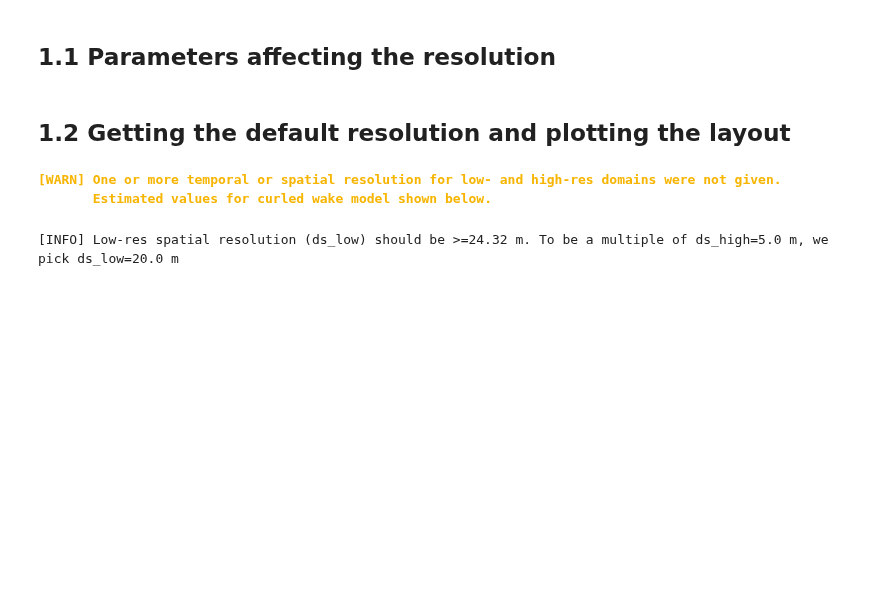
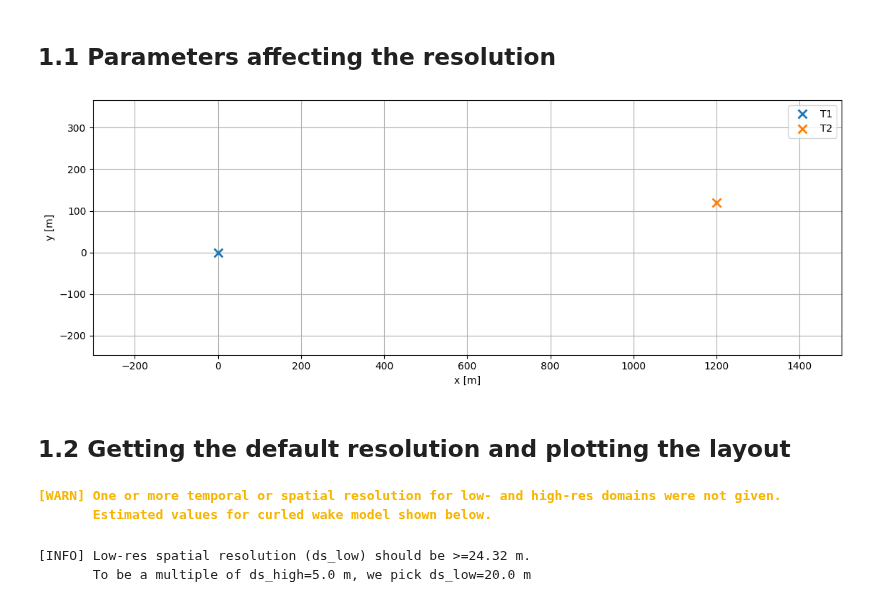
Before and after one commit to ebranlard/tmp-ff-workshop, a Jupyter notebook: examples_walkthrough_Emmanuel.ipynb, the cells around one changed output. Cells and saved outputs as stored; diff of their text form; code cells hidden in the pictures; blank space fills up the shorter version.

```diff
--- a/examples_walkthrough_Emmanuel.ipynb
+++ b/examples_walkthrough_Emmanuel.ipynb
@@ -44,28 +131,22 @@ In this example, we do the following:
 # %%
 # -----------------------------------------------------------------------------
 # --------------------------- Farm parameters ---------------------------------
 # -----------------------------------------------------------------------------
 # ----------- General turbine parameters
 cmax     = 5      # Maximum blade chord (m)
 fmax     = 10/6   # Maximum excitation frequency (Hz)
 Cmeander = 1.9    # Meandering constant (-)
 D = 240           # Rotor diameter (m)
 zhub = 150        # Hub height (m)
 # ----------- Wind farm
 # The wts dictionary holds information of each wind turbine. The allowed entries
 # are: x, y, z, D, zhub, cmax, fmax, Cmeander, and phi_deg. The phi_deg is the
 # only entry that is optional and is related to floating platform heading angle,
 # given in degrees. The angle phi_deg is not illustrated on the example below.
 wts = {
     0 :{'x':  0.0, 'y':    0,  'z':0.0, 'D':D, 'zhub':zhub, 'cmax':cmax, 'fmax':fmax, 'Cmeander':Cmeander, 'name':'T1'},
     1 :{'x':  5*D, 'y':   D/2, 'z':0.0, 'D':D, 'zhub':zhub, 'cmax':cmax, 'fmax':fmax, 'Cmeander':Cmeander, 'name':'T2'},
 }
-# -----------------------------------------------------------------------------
-# ------------------- Inflow conditions and input files -----------------------
-# -----------------------------------------------------------------------------
-# ----------- Additional variables
-mod_wake = 2    # Wake model. 1: Polar, 2: Curled, 3: Cartesian. NOTE: Resolution guidelines vary based on this.
-# ----------- Inflow parameters
-inflowType = 'TS' # TS: TurbSim, or LES: LES (VTK files needs to exist)
-# ----------- Desired sweeps of inflow conditions (here, only one value, no sweep)
-vhub       = [8]  # NOTE: use the maximum velocity here [m/s]
+fig = plotFastFarmSetup(wts)
+# %% [output]
+[figure, added]
```
Also changed, not shown: parts of 75 cells of this notebook, 11 other files.
